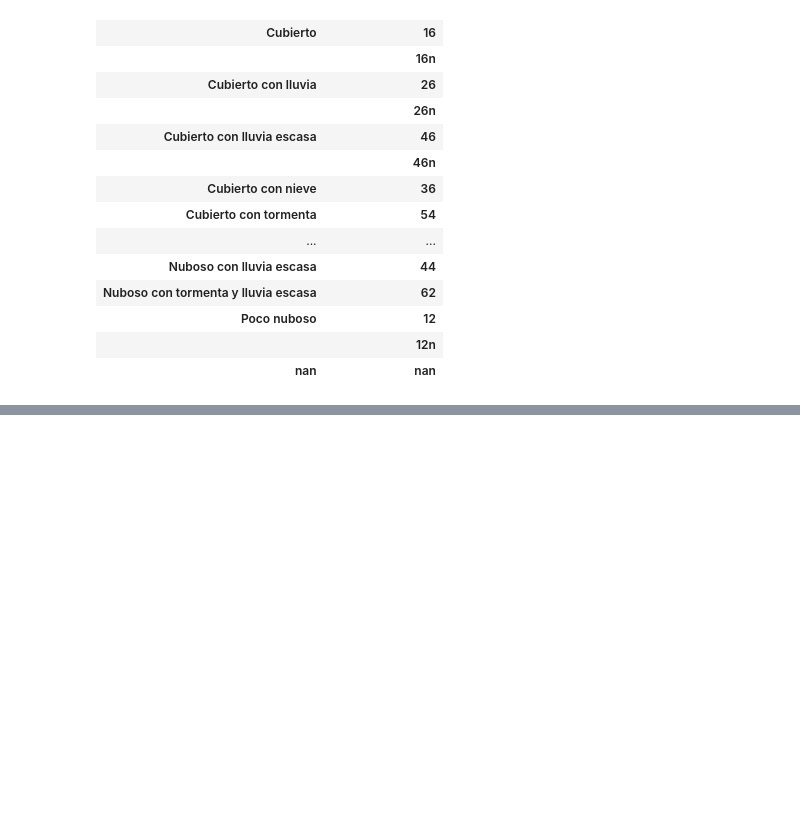
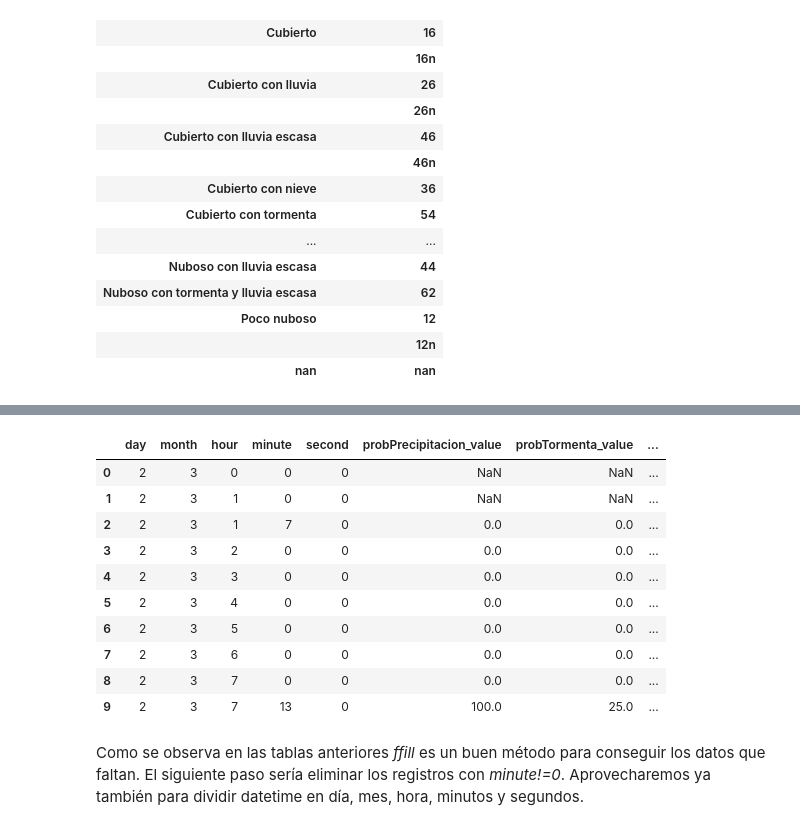
Before and after one commit to oeg-upm/inesdata-mov-data-generation, a Jupyter notebook: docs/notebooks/aemet_qa.ipynb, the cells around one changed output, grey strips where cells are left out. Cells and saved outputs as stored; diff of their text form; code cells hidden in the pictures; blank space fills up the shorter version.

```diff
--- a/docs/notebooks/aemet_qa.ipynb
+++ b/docs/notebooks/aemet_qa.ipynb
@@ -558,0 +448,16 @@ profile.to_file(os.path.join(ROOT_PATH, "docs", "qa", "aemet_report.html"))
+# %%
+aemet_dataset_prob[0:10].fillna(method="ffill")
+# %% [output]
+|  | day | month | hour | minute | second | probPrecipitacion_value | probTormenta_value | ... |
+| 0 | 2 | 3 | 0 | 0 | 0 | NaN | NaN | ... |
+| 1 | 2 | 3 | 1 | 0 | 0 | NaN | NaN | ... |
+| 2 | 2 | 3 | 1 | 7 | 0 | 0.0 | 0.0 | ... |
+| 3 | 2 | 3 | 2 | 0 | 0 | 0.0 | 0.0 | ... |
+| 4 | 2 | 3 | 3 | 0 | 0 | 0.0 | 0.0 | ... |
+| 5 | 2 | 3 | 4 | 0 | 0 | 0.0 | 0.0 | ... |
+| 6 | 2 | 3 | 5 | 0 | 0 | 0.0 | 0.0 | ... |
+| 7 | 2 | 3 | 6 | 0 | 0 | 0.0 | 0.0 | ... |
+| 8 | 2 | 3 | 7 | 0 | 0 | 0.0 | 0.0 | ... |
+| 9 | 2 | 3 | 7 | 13 | 0 | 100.0 | 25.0 | ... |
+# %% [markdown]
+<h10> Como se observa en las tablas anteriores *ffill* es un buen método para conseguir los datos que faltan. El siguiente paso sería eliminar los registros con *minute!=0*. Aprovecharemos ya también para dividir datetime en día, mes, hora, minutos y segundos. </h10>
```
Also changed, not shown: parts of 63 cells of this notebook, 3 other files.
